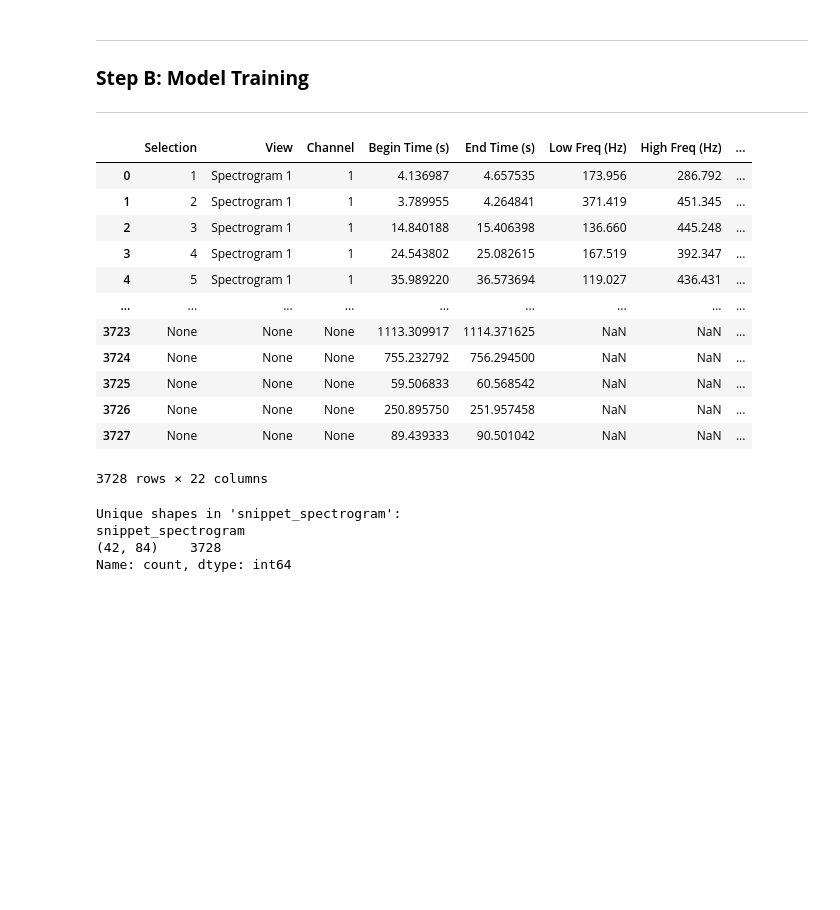
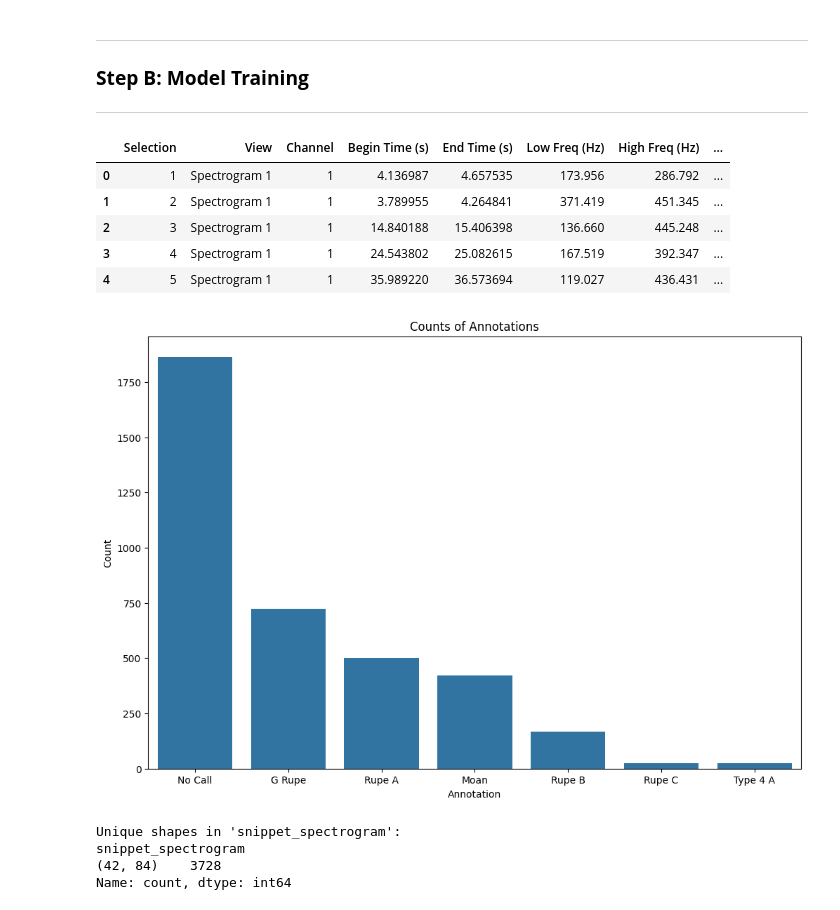
Before and after one commit to damienfarrell/machine-learning-project-2, a Jupyter notebook: project_2.ipynb, the cells around one changed output. Cells and saved outputs as stored; diff of their text form; code cells hidden in the pictures; blank space fills up the shorter version.

```diff
--- a/project_2.ipynb
+++ b/project_2.ipynb
@@ -52,18 +54,25 @@ from sklearn.preprocessing import MinMaxScaler
 # %%
 # Load in processed data
 df = pd.read_pickle('processed_data.pkl')
-df
+df.head()
 # %% [output]
 |  | Selection | View | Channel | Begin Time (s) | End Time (s) | Low Freq (Hz) | High Freq (Hz) | ... |
 | 0 | 1 | Spectrogram 1 | 1 | 4.136987 | 4.657535 | 173.956 | 286.792 | ... |
 | 1 | 2 | Spectrogram 1 | 1 | 3.789955 | 4.264841 | 371.419 | 451.345 | ... |
 | 2 | 3 | Spectrogram 1 | 1 | 14.840188 | 15.406398 | 136.660 | 445.248 | ... |
 | 3 | 4 | Spectrogram 1 | 1 | 24.543802 | 25.082615 | 167.519 | 392.347 | ... |
 | 4 | 5 | Spectrogram 1 | 1 | 35.989220 | 36.573694 | 119.027 | 436.431 | ... |
-| ... | ... | ... | ... | ... | ... | ... | ... | ... |
-| 3723 | None | None | None | 1113.309917 | 1114.371625 | NaN | NaN | ... |
-| 3724 | None | None | None | 755.232792 | 756.294500 | NaN | NaN | ... |
-| 3725 | None | None | None | 59.506833 | 60.568542 | NaN | NaN | ... |
-| 3726 | None | None | None | 250.895750 | 251.957458 | NaN | NaN | ... |
-| 3727 | None | None | None | 89.439333 | 90.501042 | NaN | NaN | ... |
-3728 rows × 22 columns
+# %%
+# Count the values
+annotation_counts = df['Annotation'].value_counts()
+
+# Create the barplot
+fig, ax = plt.subplots(figsize=(12, 8))
+sns.barplot(x=annotation_counts.index, y=annotation_counts.values, ax=ax)
+
+ax.set_xlabel("Annotation")
+ax.set_ylabel("Count")
+ax.set_title("Counts of Annotations")
+plt.show()
+# %% [output]
+[figure, added]
```
Also changed, not shown: parts of 19 cells of this notebook, 2 other files.
